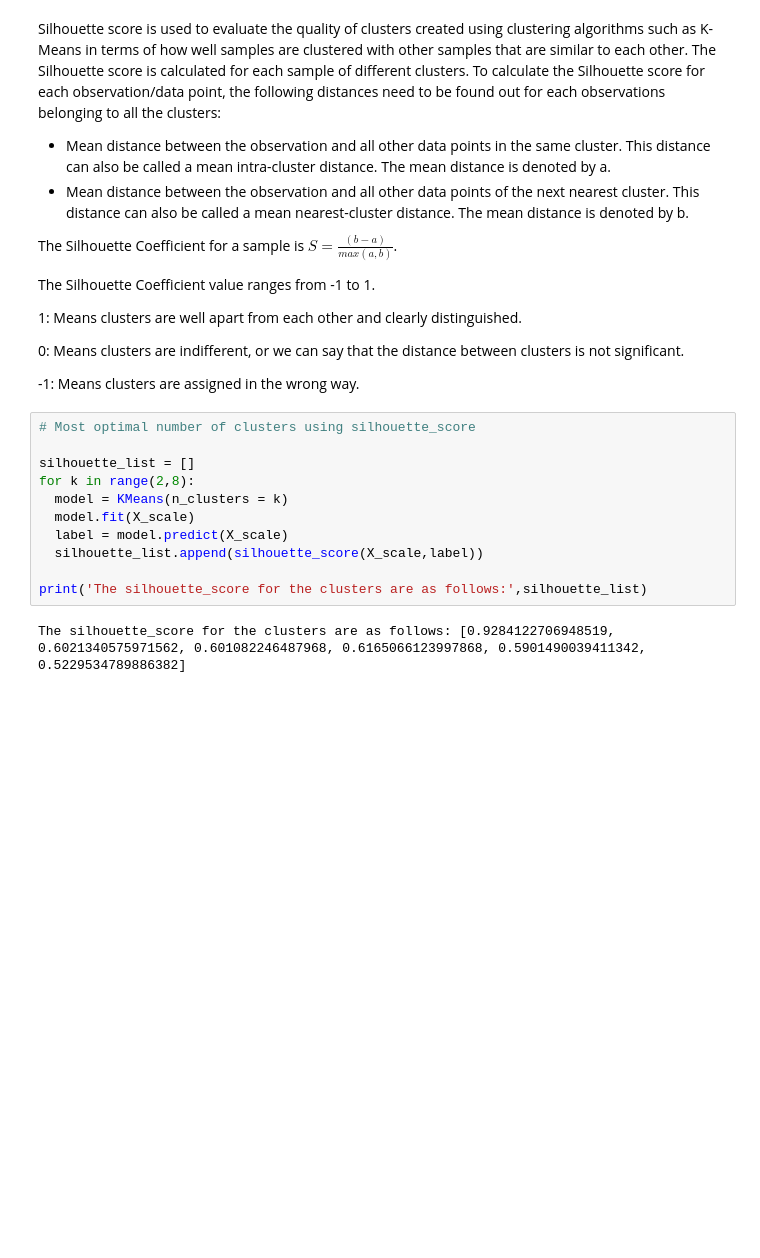
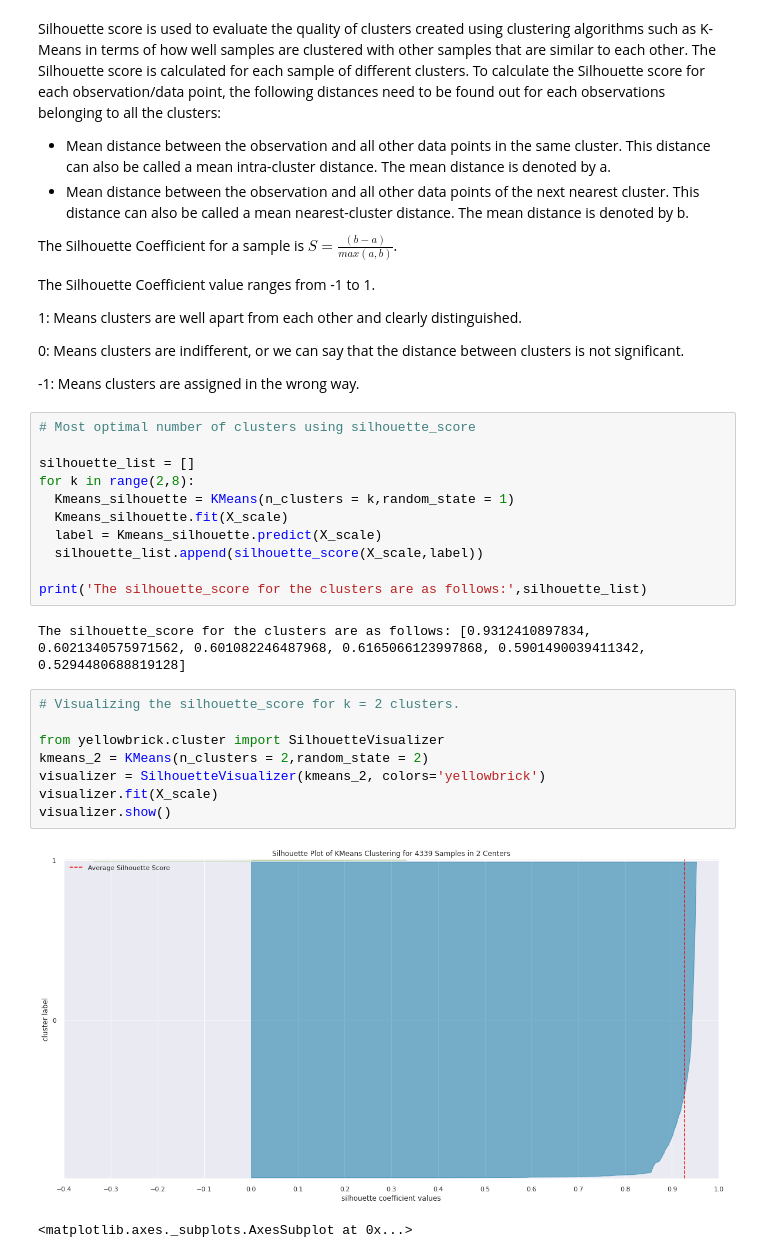
Before and after one commit to Shourya306/Online-Retail-Customer-Segmentation-Clustering, a Jupyter notebook: Online_Retail_Customer_Segmentation.ipynb, the cells around one changed output. Saved outputs shown, nothing was run; the diff lists cells and outputs as text; blank space fills up the shorter version.

```diff
--- a/Online_Retail_Customer_Segmentation.ipynb
+++ b/Online_Retail_Customer_Segmentation.ipynb
@@ -741,11 +902,22 @@ The Silhouette Coefficient value ranges from -1 to 1.
 
 silhouette_list = []
 for k in range(2,8):
-  model = KMeans(n_clusters = k)
-  model.fit(X_scale)
-  label = model.predict(X_scale)
+  Kmeans_silhouette = KMeans(n_clusters = k,random_state = 1)
+  Kmeans_silhouette.fit(X_scale)
+  label = Kmeans_silhouette.predict(X_scale)
   silhouette_list.append(silhouette_score(X_scale,label))
 
 print('The silhouette_score for the clusters are as follows:',silhouette_list)
 # %% [output]
-The silhouette_score for the clusters are as follows: [0.9284122706948519, 0.6021340575971562, 0.601082246487968, 0.6165066123997868, 0.5901490039411342, 0.5229534789886382]
+The silhouette_score for the clusters are as follows: [0.9312410897834, 0.6021340575971562, 0.601082246487968, 0.6165066123997868, 0.5901490039411342, 0.5294480688819128]
+# %%
+# Visualizing the silhouette_score for k = 2 clusters.
+
+from yellowbrick.cluster import SilhouetteVisualizer
+kmeans_2 = KMeans(n_clusters = 2,random_state = 2)
+visualizer = SilhouetteVisualizer(kmeans_2, colors='yellowbrick')
+visualizer.fit(X_scale)
+visualizer.show()
+# %% [output]
+[figure, added]
+<matplotlib.axes._subplots.AxesSubplot at 0x...>
```
Also changed, not shown: parts of 20 cells of this notebook.
